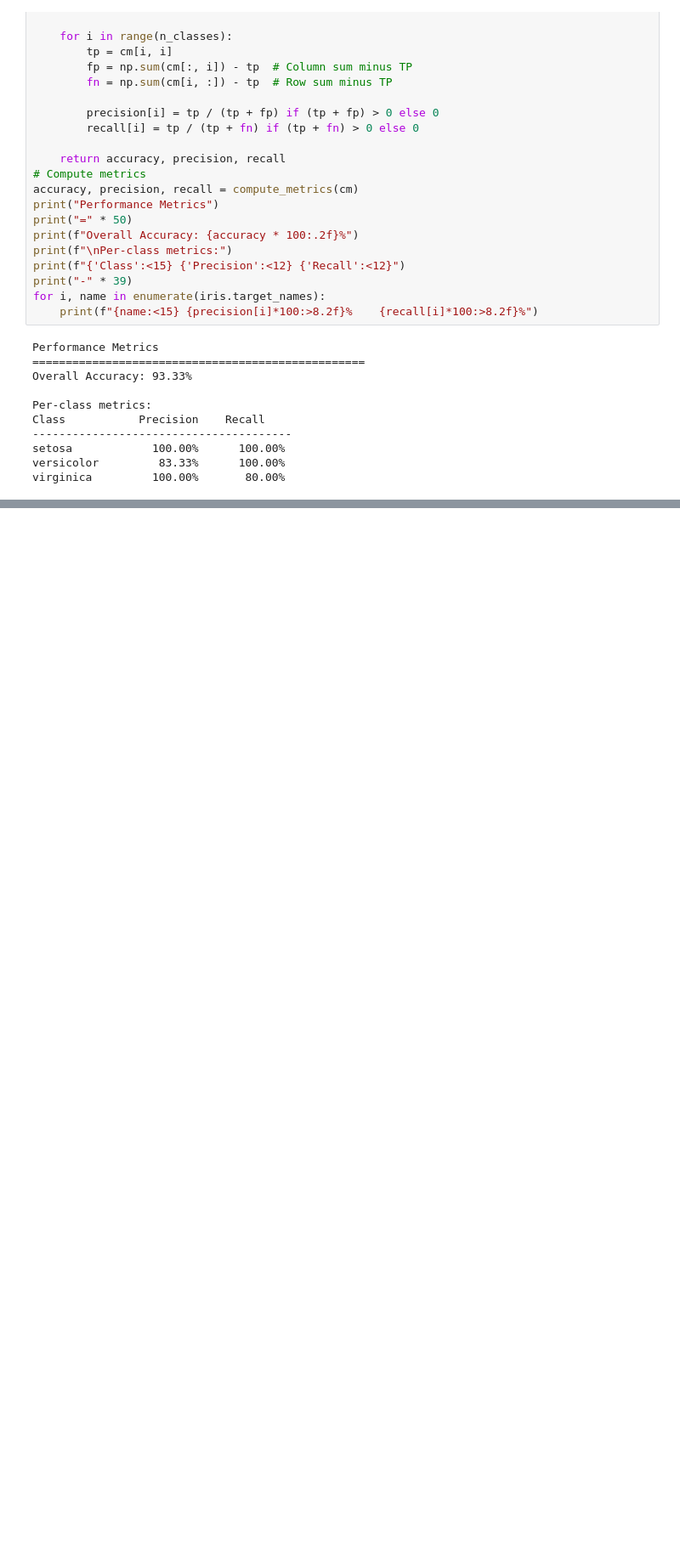
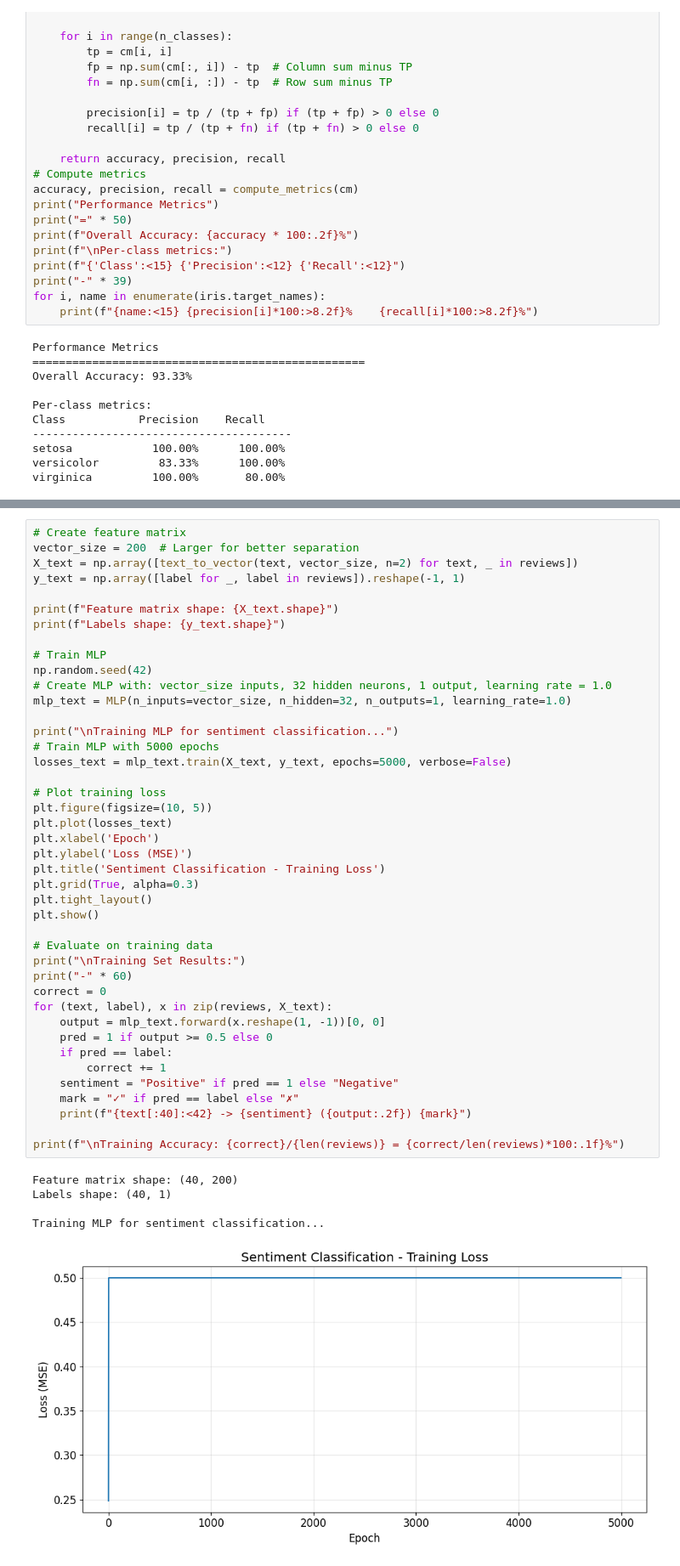
Before and after one commit to fionnmcgoldrick123/artificial_intelligence_lab, a Jupyter notebook: lab_2.ipynb, the cells around one changed output, grey strips where cells are left out. Shown at 85% size. Cells and saved outputs as stored; diff of their text form; blank space fills up the shorter version.

```diff
--- a/lab_2.ipynb
+++ b/lab_2.ipynb
@@ -529,0 +757,48 @@ virginica         100.00%       80.00%
+# %%
+# Create feature matrix
+vector_size = 200  # Larger for better separation
+X_text = np.array([text_to_vector(text, vector_size, n=2) for text, _ in reviews])
+y_text = np.array([label for _, label in reviews]).reshape(-1, 1)
+
+print(f"Feature matrix shape: {X_text.shape}")
+print(f"Labels shape: {y_text.shape}")
+
+# Train MLP
+np.random.seed(42)
+# Create MLP with: vector_size inputs, 32 hidden neurons, 1 output, learning rate = 1.0
+mlp_text = MLP(n_inputs=vector_size, n_hidden=32, n_outputs=1, learning_rate=1.0)
+
+print("\nTraining MLP for sentiment classification...")
+# Train MLP with 5000 epochs
+losses_text = mlp_text.train(X_text, y_text, epochs=5000, verbose=False)
+
+# Plot training loss
+plt.figure(figsize=(10, 5))
+plt.plot(losses_text)
+plt.xlabel('Epoch')
+plt.ylabel('Loss (MSE)')
+plt.title('Sentiment Classification - Training Loss')
+plt.grid(True, alpha=0.3)
+plt.tight_layout()
+plt.show()
+
+# Evaluate on training data
+print("\nTraining Set Results:")
+print("-" * 60)
+correct = 0
+for (text, label), x in zip(reviews, X_text):
+    output = mlp_text.forward(x.reshape(1, -1))[0, 0]
+    pred = 1 if output >= 0.5 else 0
+    if pred == label:
+        correct += 1
+    sentiment = "Positive" if pred == 1 else "Negative"
+    mark = "✓" if pred == label else "✗"
+    print(f"{text[:40]:<42} -> {sentiment} ({output:.2f}) {mark}")
+
+print(f"\nTraining Accuracy: {correct}/{len(reviews)} = {correct/len(reviews)*100:.1f}%")
+# %% [output]
+Feature matrix shape: (40, 200)
+Labels shape: (40, 1)
+
+Training MLP for sentiment classification...
+[figure, added]
```
Also changed, not shown: parts of 16 cells of this notebook, 2 other files.
